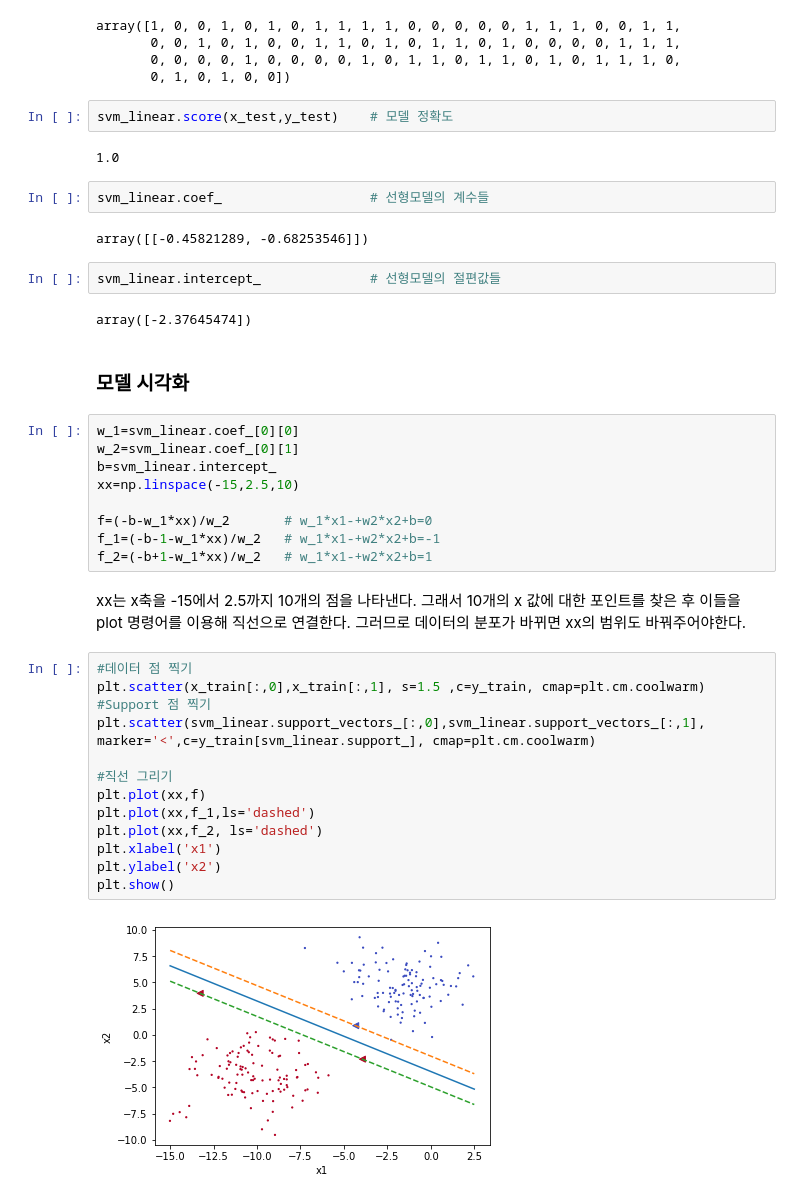
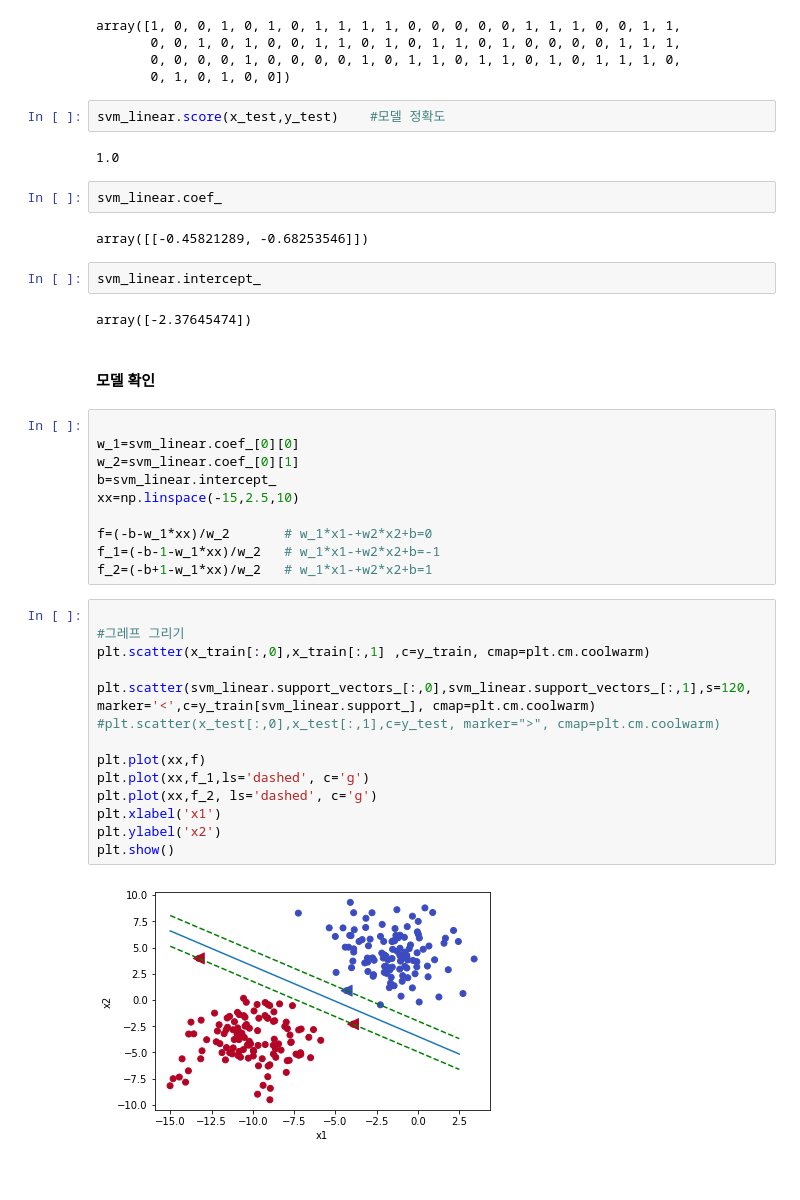
Before and after one commit to TaeHyun-Hwang/skku_concreative, a Jupyter notebook: 07_SVM_code_jupyter.ipynb, the cells around one changed output. Cells and saved outputs as stored; diff of their text form.

```diff
--- a/07_SVM_code_jupyter.ipynb
+++ b/07_SVM_code_jupyter.ipynb
@@ -67,20 +65,21 @@ array([1, 0, 0, 1, 0, 1, 0, 1, 1, 1, 1, 0, 0, 0, 0, 0, 1, 1, 1, 0, 0, 1, 1,
        0, 0, 0, 0, 1, 0, 0, 0, 0, 1, 0, 1, 1, 0, 1, 1, 0, 1, 0, 1, 1, 1, 0,
        0, 1, 0, 1, 0, 0])
 # %%
-svm_linear.score(x_test,y_test)    # 모델 정확도
+svm_linear.score(x_test,y_test)    #모델 정확도
 # %% [output]
 1.0
 # %%
-svm_linear.coef_                   # 선형모델의 계수들
+svm_linear.coef_
 # %% [output]
 array([[-0.45821289, -0.68253546]])
 # %%
-svm_linear.intercept_              # 선형모델의 절편값들
+svm_linear.intercept_
 # %% [output]
 array([-2.37645474])
 # %% [markdown]
-### 모델 시각화
+#### 모델 확인
 # %%
+
 w_1=svm_linear.coef_[0][0]
 w_2=svm_linear.coef_[0][1]
 b=svm_linear.intercept_
@@ -89,20 +88,19 @@ xx=np.linspace(-15,2.5,10)
 f=(-b-w_1*xx)/w_2       # w_1*x1-+w2*x2+b=0
 f_1=(-b-1-w_1*xx)/w_2   # w_1*x1-+w2*x2+b=-1
 f_2=(-b+1-w_1*xx)/w_2   # w_1*x1-+w2*x2+b=1
-# %% [markdown]
-xx는 x축을 -15에서 2.5까지 10개의 점을 나타낸다. 그래서 10개의 x 값에 대한 포인트를 찾은 후 이들을  plot 명령어를 이용해 직선으로 연결한다. 그러므로 데이터의 분포가 바뀌면 xx의 범위도 바꿔주어야한다.
 # %%
-#데이터 점 찍기
-plt.scatter(x_train[:,0],x_train[:,1], s=1.5 ,c=y_train, cmap=plt.cm.coolwarm)
-#Support 점 찍기
-plt.scatter(svm_linear.support_vectors_[:,0],svm_linear.support_vectors_[:,1], marker='<',c=y_train[svm_linear.support_], cmap=plt.cm.coolwarm)
 
-#직선 그리기
+#그레프 그리기
+plt.scatter(x_train[:,0],x_train[:,1] ,c=y_train, cmap=plt.cm.coolwarm)
+
+plt.scatter(svm_linear.support_vectors_[:,0],svm_linear.support_vectors_[:,1],s=120, marker='<',c=y_train[svm_linear.support_], cmap=plt.cm.coolwarm)
+#plt.scatter(x_test[:,0],x_test[:,1],c=y_test, marker=">", cmap=plt.cm.coolwarm)
+
 plt.plot(xx,f)
-plt.plot(xx,f_1,ls='dashed')
-plt.plot(xx,f_2, ls='dashed')
+plt.plot(xx,f_1,ls='dashed', c='g')
+plt.plot(xx,f_2, ls='dashed', c='g')
 plt.xlabel('x1')
 plt.ylabel('x2')
 plt.show()
 # %% [output]
-[figure, old version]
+[figure, new version]
```
Also changed, not shown: parts of 18 cells of this notebook, 1 other file.
